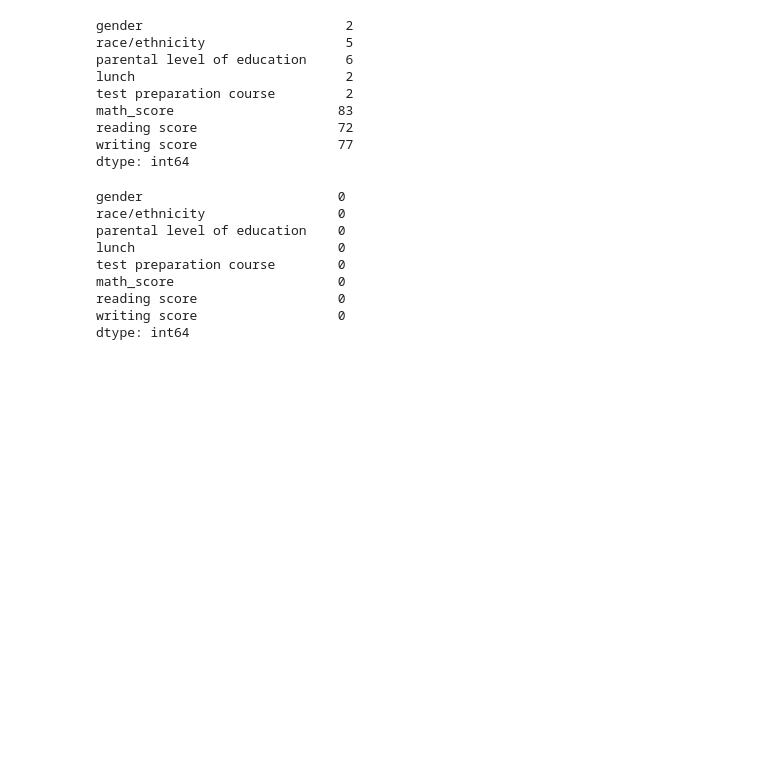
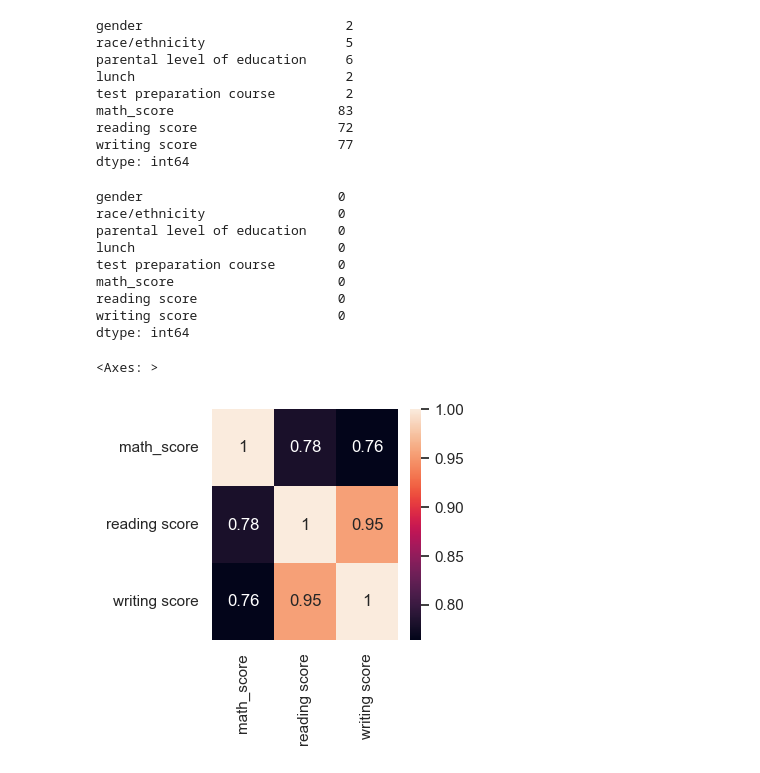
Before and after one commit to yakinamaharjan/trainee, a Jupyter notebook: notes/9.eda.ipynb, the cells around one changed output. Drawn from its saved outputs; the diff is of its cells as text; code cells hidden in the pictures; blank space fills up the shorter version.

```diff
--- a/notes/9.eda.ipynb
+++ b/notes/9.eda.ipynb
@@ -3,3 +1,8 @@ import pandas as pd
+# %%
+import pandas as pd
+import seaborn as sns
+
+sns.set_theme(rc={'figure.figsize':(3,3)})
 # %%
 data = pd.read_csv('files/s.csv')
 df = pd.DataFrame(data)
@@ -68,3 +71,11 @@ math_score                     0
 reading score                  0
 writing score                  0
 dtype: int64
+# %%
+df2 = df[['math_score', 'reading score', 'writing score']]
+# %%
+cor = df2.corr()
+sns.heatmap(cor, annot=True)
+# %% [output]
+<Axes: >
+[figure, added]
```
Also changed, not shown: parts of 3 cells of this notebook, 1 other file.
